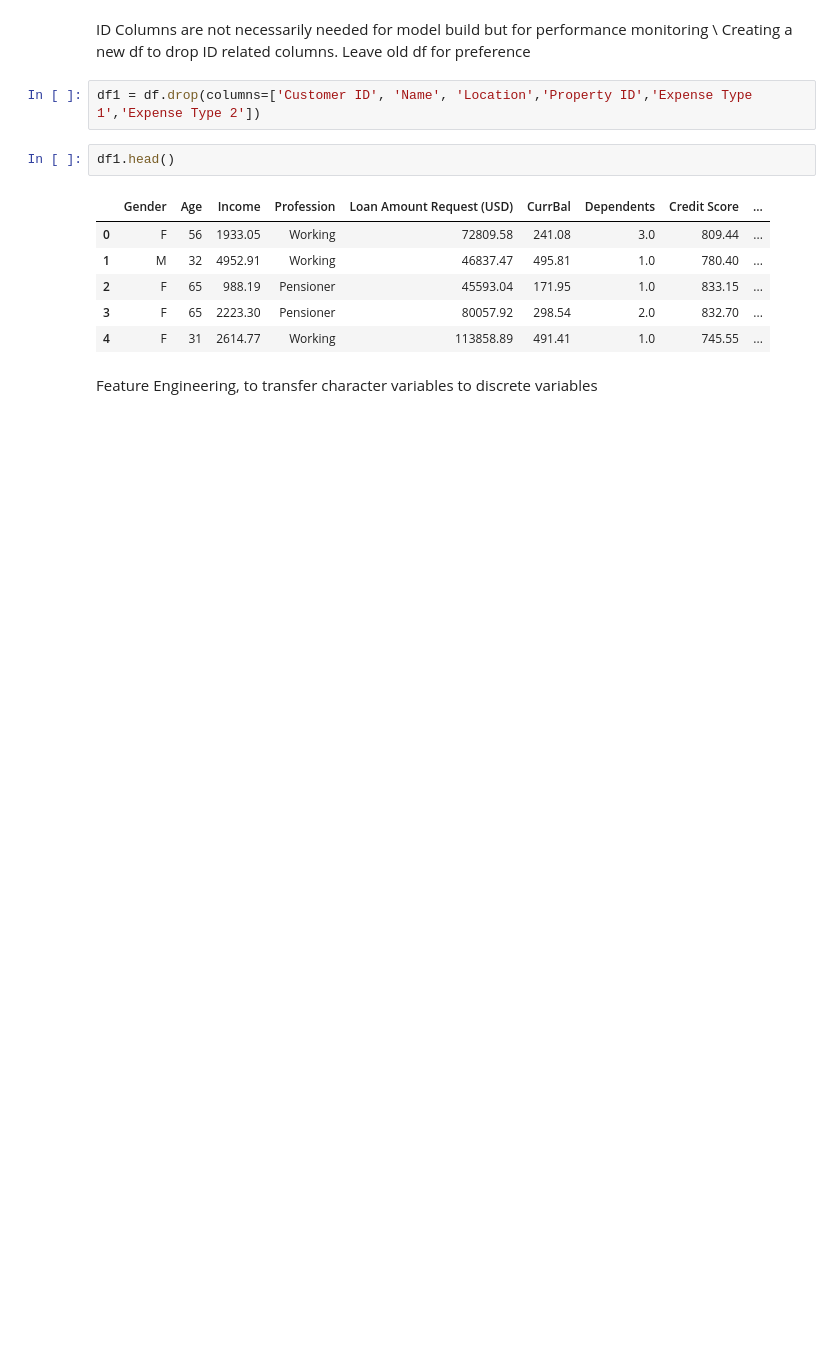
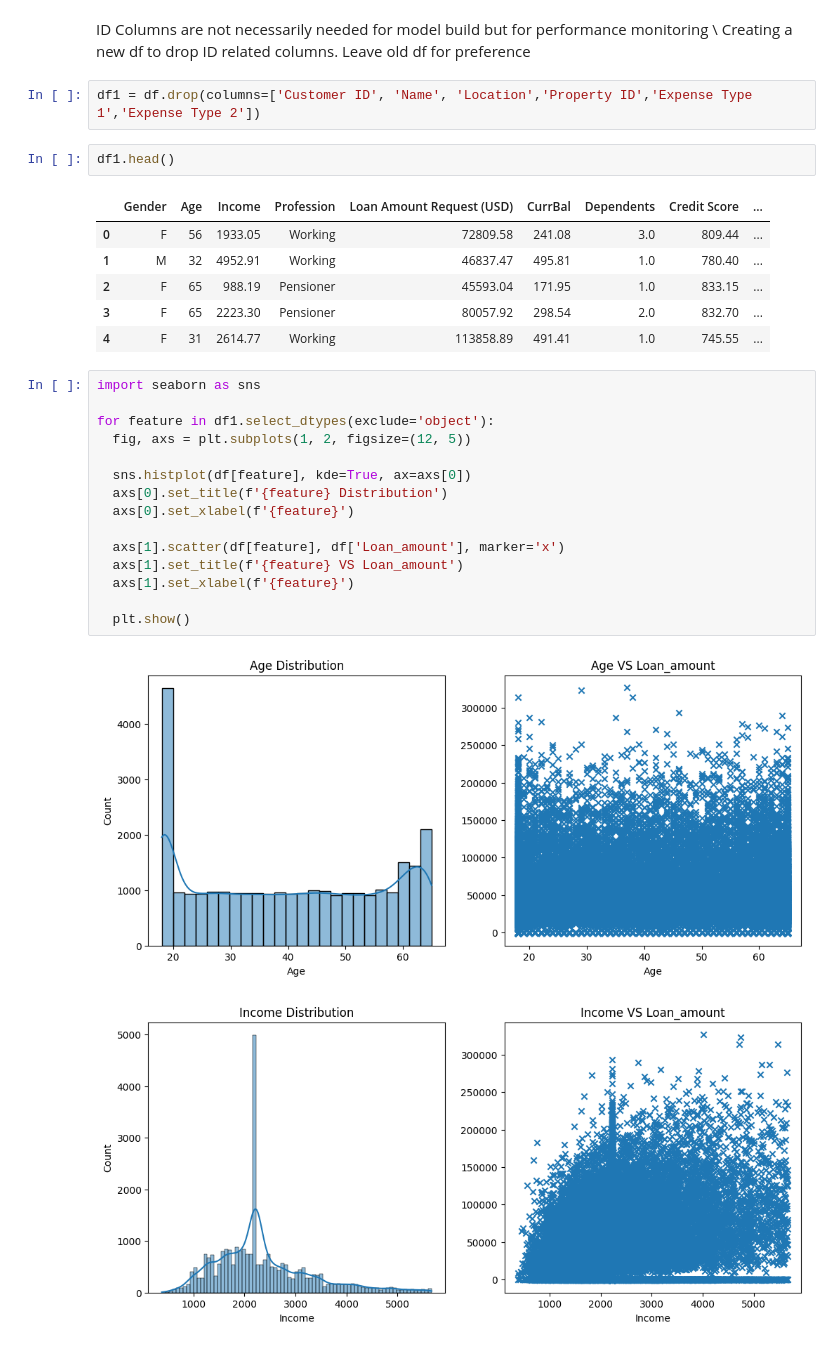
Before and after one commit to JY6299/Loan_Amount_Prediction, a Jupyter notebook: Loan_Amount_Prediction_Regression.ipynb, the cells around one changed output. Cells and saved outputs as stored; diff of their text form; blank space fills up the shorter version.

```diff
--- a/Loan_Amount_Prediction_Regression.ipynb
+++ b/Loan_Amount_Prediction_Regression.ipynb
@@ -266,5 +267,21 @@ df1.head()
 | 2 | F | 65 | 988.19 | Pensioner | 45593.04 | 171.95 | 1.0 | 833.15 | ... |
 | 3 | F | 65 | 2223.30 | Pensioner | 80057.92 | 298.54 | 2.0 | 832.70 | ... |
 | 4 | F | 31 | 2614.77 | Working | 113858.89 | 491.41 | 1.0 | 745.55 | ... |
-# %% [markdown]
-Feature Engineering, to transfer character variables to discrete variables
+# %%
+import seaborn as sns
+
+for feature in df1.select_dtypes(exclude='object'):
+  fig, axs = plt.subplots(1, 2, figsize=(12, 5))
+
+  sns.histplot(df[feature], kde=True, ax=axs[0])
+  axs[0].set_title(f'{feature} Distribution')
+  axs[0].set_xlabel(f'{feature}')
+
+  axs[1].scatter(df[feature], df['Loan_amount'], marker='x')
+  axs[1].set_title(f'{feature} VS Loan_amount')
+  axs[1].set_xlabel(f'{feature}')
+
+  plt.show()
+# %% [output]
+[figure, added]
+[figure, added]
```
Also changed, not shown: parts of 4 cells of this notebook.
